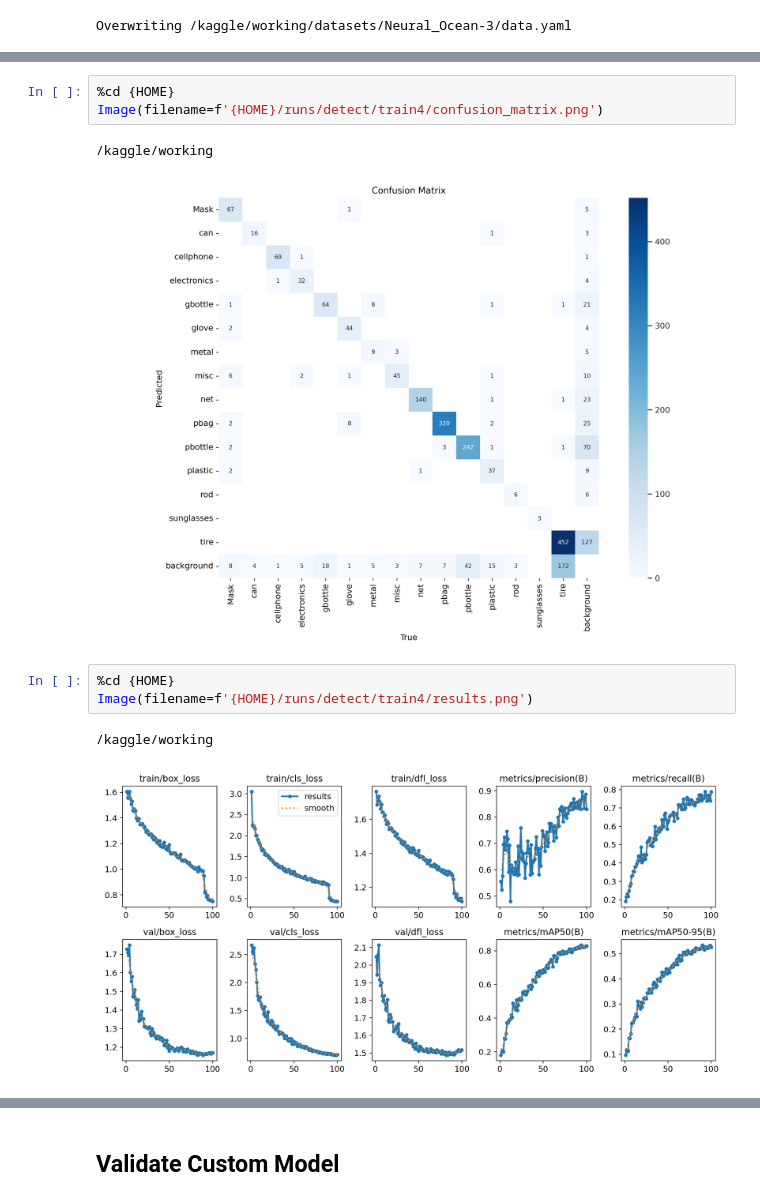
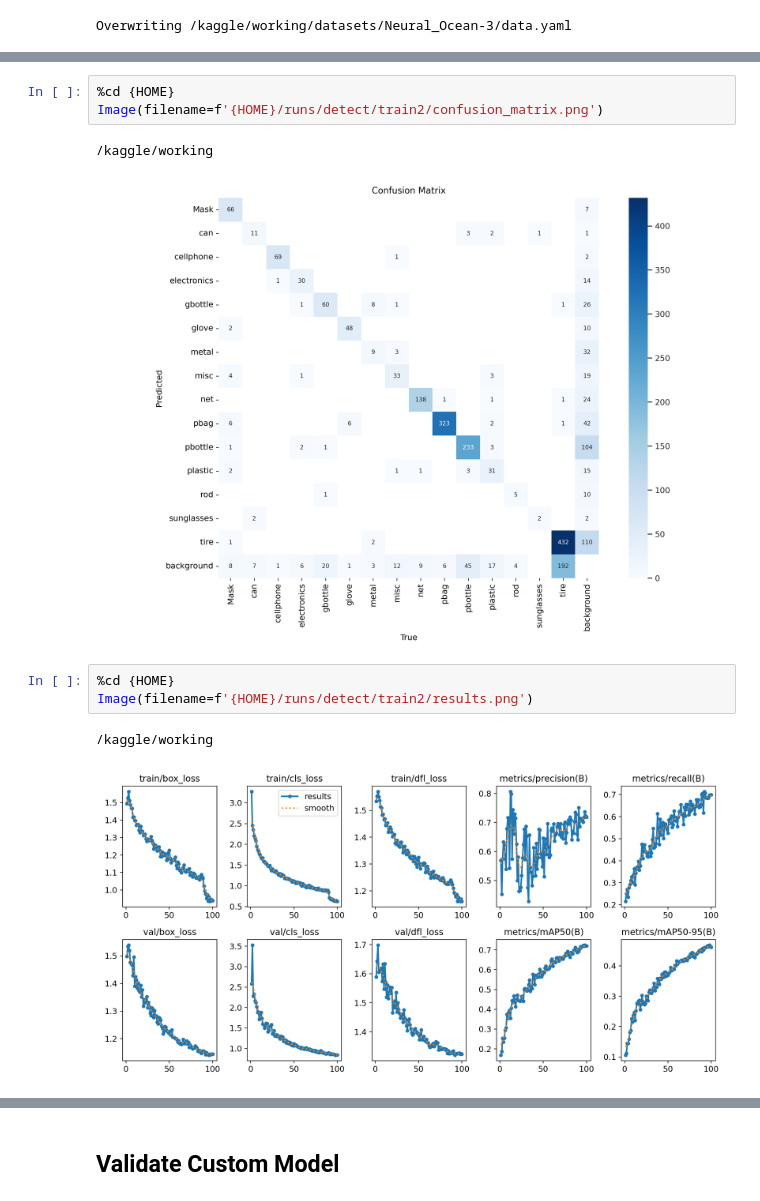
Before and after one commit to bmhungqb/CS117_computational_thinking, a Jupyter notebook: Code/Train_model_yolov8n.ipynb, the cells around one changed output, grey strips where cells are left out. Saved outputs shown, nothing was run; the diff lists cells and outputs as text.

```diff
--- a/Code/Train_model_yolov8n.ipynb
+++ b/Code/Train_model_yolov8n.ipynb
@@ -172,15 +150,15 @@ results.png                                         weights
 train_batch0.jpg
 # %%
 %cd {HOME}
-Image(filename=f'{HOME}/runs/detect/train4/confusion_matrix.png')
+Image(filename=f'{HOME}/runs/detect/train2/confusion_matrix.png')
 # %% [output]
 /kaggle/working
-[figure, old version]
+[figure, new version]
 # %%
 %cd {HOME}
-Image(filename=f'{HOME}/runs/detect/train4/results.png')
+Image(filename=f'{HOME}/runs/detect/train2/results.png')
 # %% [output]
 /kaggle/working
-[figure, old version]
+[figure, new version]
 # %%
 %cd {HOME}
```
Also changed, not shown: parts of 11 cells of this notebook, 9 other files.
